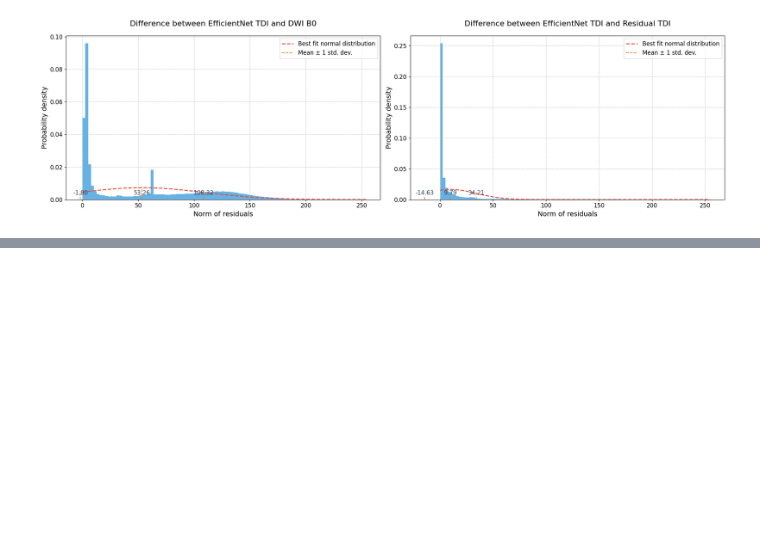
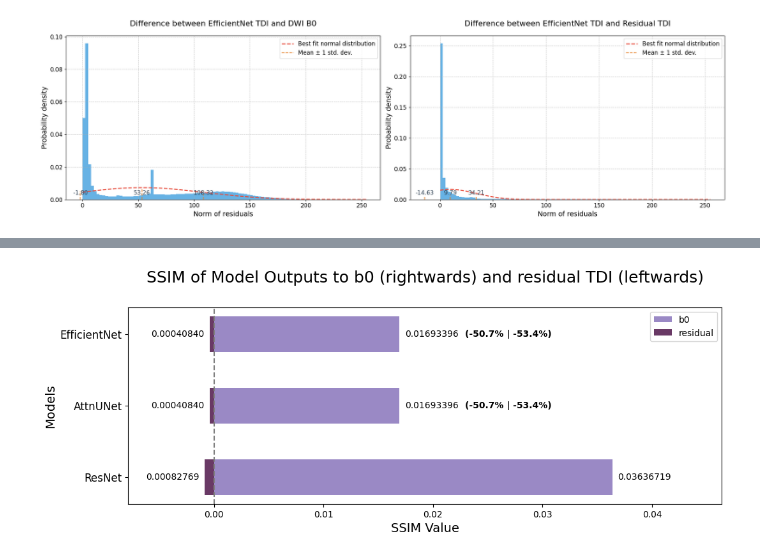
Before and after one commit to Hana-Ali/Deep-Learning-For-SC, a Jupyter notebook: Marmoset_Residual_Training/evaluation/residual_evaluation.ipynb, the cells around one changed output, grey strips where cells are left out. Cells and saved outputs as stored; diff of their text form; code cells hidden in the pictures; blank space fills up the shorter version.

Commit message:
improved residual evaluation

```diff
--- a/Marmoset_Residual_Training/evaluation/residual_evaluation.ipynb
+++ b/Marmoset_Residual_Training/evaluation/residual_evaluation.ipynb
@@ -49,16 +49,16 @@ def normalize_image(image):
     image_data = np.transpose(sitk.GetArrayFromImage(image), axes=(2, 1, 0))
 
     # Return the image
-    return image_data
+    return image, image_data
 # %%
 # Load and normalize the ground truth
-b0 = normalize_image(b0_path)
-residual = normalize_image(residual_path)
+b0_img, b0 = normalize_image(b0_path)
+residual_img, residual = normalize_image(residual_path)
 
 # Load and normalize the predictions
-resnet = normalize_image(resnet_path)
-attnunet = normalize_image(attnunet_path)
-efficientnet = normalize_image(efficientnet_path)
+resnet_img, resnet = normalize_image(resnet_path)
+attnunet_img, attnunet = normalize_image(attnunet_path)
+efficientnet_img, efficientnet = normalize_image(efficientnet_path)
 
 print("Shape of b0: ", b0.shape)
 print("Shape of residual: ", residual.shape)
@@ -324,0 +282,86 @@ from ssim import *
+# %%
+import matplotlib.pyplot as plt
+import numpy as np
+import seaborn as sns
+
+models = ['ResNet', 'AttnUNet', 'EfficientNet']
+ssim_b0 = [ssim_resnet_b0, ssim_attnunet_b0, ssim_efficientnet_b0]  # SSIM values for each model's output with b0
+ssim_residual = [-ssim_resnet_res, -ssim_attnunet_res, -ssim_efficientnet_res]  # SSIM values for each model's output with residual TDI (negated)
+
+# Generate a cubehelix color palette with pinkish and purpleish tones
+color_palette = sns.cubehelix_palette(8, start=0.8, rot=-0.4, dark=0.3, light=0.8)
+pinkish = color_palette[3]  # Picking the light pink color from the palette
+purpleish = color_palette[7]  # Picking the light purple color from the palette
+
+# Set up the figure and axes
+fig, ax = plt.subplots(figsize=(12, 4))
+
+# Setting bar width and positions
+bar_width = 0.5
+r = np.arange(len(models))
+
+# Creating bars
+bars1 = ax.barh(r, ssim_b0, height=bar_width, label='b0', color=pinkish)
+bars2 = ax.barh(r, ssim_residual, height=bar_width, label='residual', color=purpleish)
+
+# Adding SSIM values tightly on the bars
+for bar in bars1:
+    w = bar.get_width()
+    ax.text(w + 0.0005, bar.get_y() + bar.get_height()/2, f'{w:.8f}',
+            ha='left', va='center', fontsize=10, color='black')
+
+for bar in bars2:
+    w = bar.get_width()
+    ax.text(w - 0.0005, bar.get_y() + bar.get_height()/2, f'{-w:.8f}',
+            ha='right', va='center', fontsize=10, color='black')
+
+
+# Calculate the percentage increase for b0 SSIM
+b0_percent_increase_attnunet = ((ssim_attnunet_b0 - ssim_resnet_b0) / ssim_resnet_b0) * 100
+b0_percent_increase_efficientnet = ((ssim_efficientnet_b0 - ssim_resnet_b0) / ssim_resnet_b0) * 100
+
+# Calculate the percentage increase for residual SSIM
+res_percent_increase_attnunet = ((abs(ssim_attnunet_res) - abs(ssim_resnet_res)) / abs(ssim_resnet_res)) * 100
+res_percent_increase_efficientnet = ((abs(ssim_efficientnet_res) - abs(ssim_resnet_res)) / abs(ssim_resnet_res)) * 100
+
+print(f"b0 SSIM percent increase for AttnUNet vs. ResNet: {b0_percent_increase_attnunet:.2f}%")
+print(f"b0 SSIM percent increase for EfficientNet vs. ResNet: {b0_percent_increase_efficientnet:.2f}%")
+print(f"Residual SSIM percent increase for AttnUNet vs. ResNet: {res_percent_increase_attnunet:.2f}%")
+print(f"Residual SSIM percent increase for EfficientNet vs. ResNet: {res_percent_increase_efficientnet:.2f}%")
+
+# # Calculate and add the percentage difference label
+# percent_diffs = [(abs(r) / b) * 100 for b, r in zip(ssim_b0, ssim_residual)]
+# for i, (bar1, bar2, pdiff) in enumerate(zip(bars1, bars2, percent_diffs)):
+#     x = max(bar1.get_width(), bar2.get_width()) + 0.006  # Adjusted this value to move the label further to the right
+#     y = bar1.get_y() + bar1.get_height()/2
+#     ax.text(x, y, f'({pdiff:.1f}%)', ha='left', va='center', fontsize=10, weight='bold', color='black')
+
+# Show the percent increase in SSIM values
+percent_increase = [[0, 0],
+                    [res_percent_increase_attnunet, b0_percent_increase_attnunet],
+                    [res_percent_increase_efficientnet, b0_percent_increase_efficientnet]]
+for i, (bar1, bar2, pincrease) in enumerate(zip(bars1, bars2, percent_increase)):
+    if i == 0:
+        continue
+    x = max(bar1.get_width(), bar2.get_width()) + 0.006  # Adjusted this value to move the label further to the right
+    y = bar1.get_y() + bar1.get_height()/2
+    ax.text(x, y, f'({pincrease[0]:.1f}% | {pincrease[1]:.1f}%)', ha='left', va='center', fontsize=10, weight='bold', color='black')
+
+
+# Adjust the x-axis limits to make the left scale larger
+left_limit = min(ssim_residual) - 0.007  # adding a bit more space on the left
+right_limit = max(ssim_b0) + 0.01  # little space on the right
+ax.set_xlim(left_limit, right_limit)
+
+# Setting labels, title, and ticks
+ax.set_ylabel('Models', fontsize=14)
+ax.set_xlabel('SSIM Value', fontsize=14)
+title = ax.set_title('SSIM of Model Outputs to b0 (rightwards) and residual TDI (leftwards)',
+                     fontsize=18, y=1.1)
+ax.set_yticks(r)
+ax.set_yticklabels(models, fontsize=12)
+ax.axvline(0, color='grey', linestyle='--')
+ax.legend()
+
+plt.show()
+# %% [output]
@@ -324,0 +372 @@ from ssim import *
+[figure, added]
```
Also changed, not shown: parts of 11 cells of this notebook, 1 other file.
